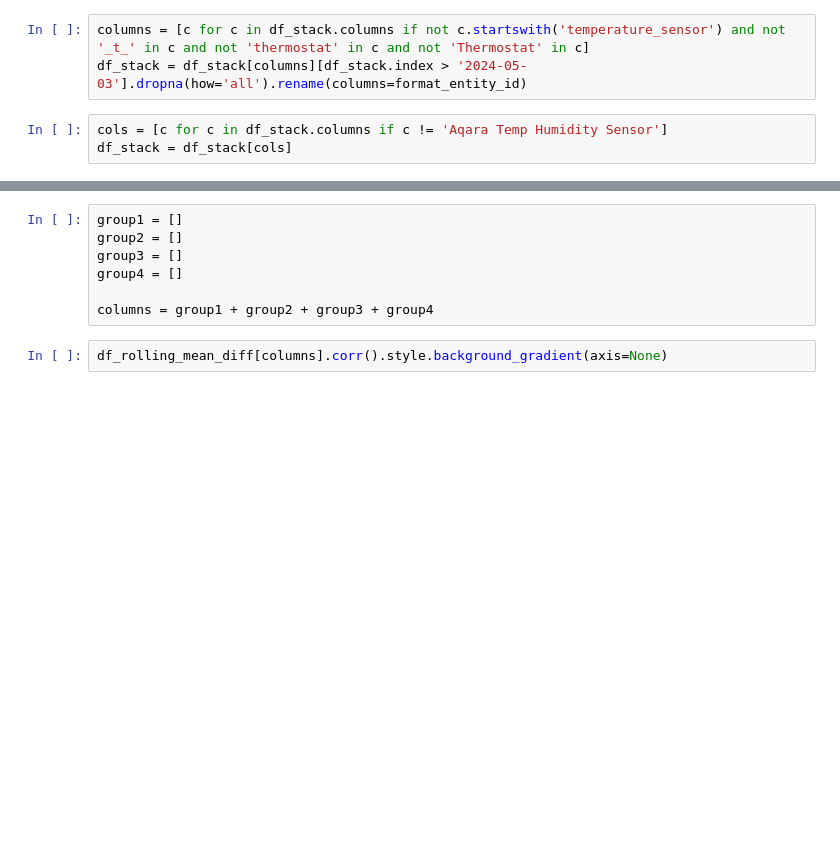
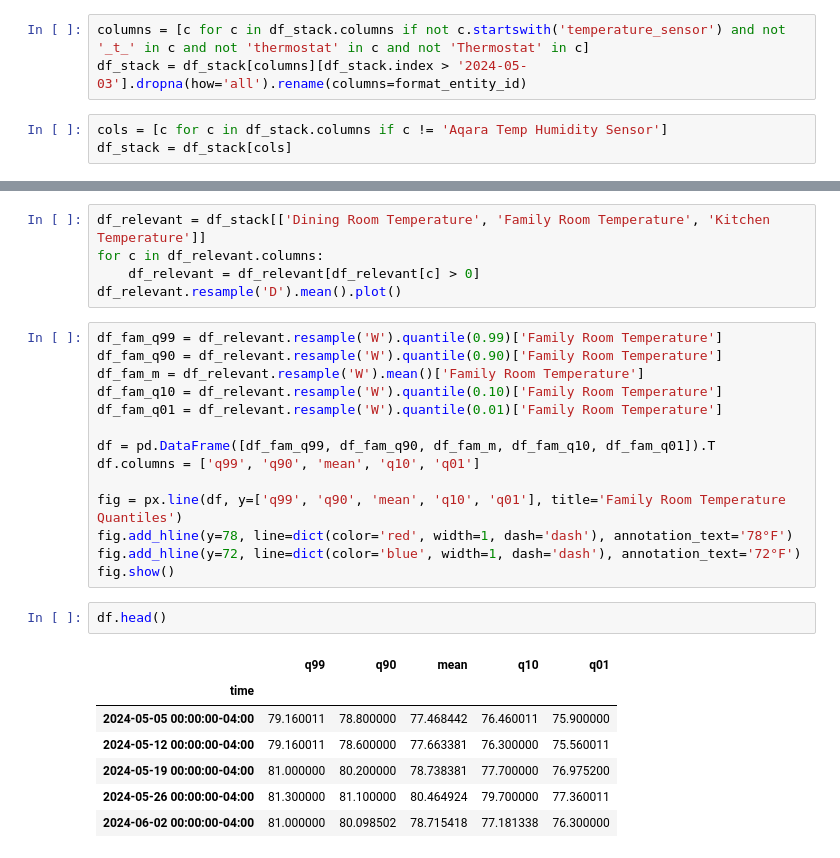
Before and after one commit to DeadEntropy/InfluxDb, a Jupyter notebook: homeassistant_infux_temp.ipynb, the cells around one changed output, grey strips where cells are left out. Drawn from its saved outputs; the diff is of its cells as text; blank space fills up the shorter version.

```diff
--- a/homeassistant_infux_temp.ipynb
+++ b/homeassistant_infux_temp.ipynb
@@ -61,9 +42,29 @@ df_rolling_mean_diff = df_stack.rolling(30).apply(np.mean).diff()
-# %%
-group1 = []
-group2 = []
-group3 = []
-group4 = []
-
-columns = group1 + group2 + group3 + group4
-# %%
-df_rolling_mean_diff[columns].corr().style.background_gradient(axis=None)
+# %%
+df_relevant = df_stack[['Dining Room Temperature', 'Family Room Temperature', 'Kitchen Temperature']]
+for c in df_relevant.columns:
+    df_relevant = df_relevant[df_relevant[c] > 0]
+df_relevant.resample('D').mean().plot()
+# %%
+df_fam_q99 = df_relevant.resample('W').quantile(0.99)['Family Room Temperature']
+df_fam_q90 = df_relevant.resample('W').quantile(0.90)['Family Room Temperature']
+df_fam_m = df_relevant.resample('W').mean()['Family Room Temperature']
+df_fam_q10 = df_relevant.resample('W').quantile(0.10)['Family Room Temperature']
+df_fam_q01 = df_relevant.resample('W').quantile(0.01)['Family Room Temperature']
+
+df = pd.DataFrame([df_fam_q99, df_fam_q90, df_fam_m, df_fam_q10, df_fam_q01]).T
+df.columns = ['q99', 'q90', 'mean', 'q10', 'q01']
+
+fig = px.line(df, y=['q99', 'q90', 'mean', 'q10', 'q01'], title='Family Room Temperature Quantiles')
+fig.add_hline(y=78, line=dict(color='red', width=1, dash='dash'), annotation_text='78°F')
+fig.add_hline(y=72, line=dict(color='blue', width=1, dash='dash'), annotation_text='72°F')
+fig.show()
+# %%
+df.head()
+# %% [output]
+|  | q99 | q90 | mean | q10 | q01 |
+| time |  |  |  |  |  |
+| 2024-05-05 00:00:00-04:00 | 79.160011 | 78.800000 | 77.468442 | 76.460011 | 75.900000 |
+| 2024-05-12 00:00:00-04:00 | 79.160011 | 78.600000 | 77.663381 | 76.300000 | 75.560011 |
+| 2024-05-19 00:00:00-04:00 | 81.000000 | 80.200000 | 78.738381 | 77.700000 | 76.975200 |
+| 2024-05-26 00:00:00-04:00 | 81.300000 | 81.100000 | 80.464924 | 79.700000 | 77.360011 |
+| 2024-06-02 00:00:00-04:00 | 81.000000 | 80.098502 | 78.715418 | 77.181338 | 76.300000 |
```
Also changed, not shown: parts of 8 cells of this notebook, 12 other files.
